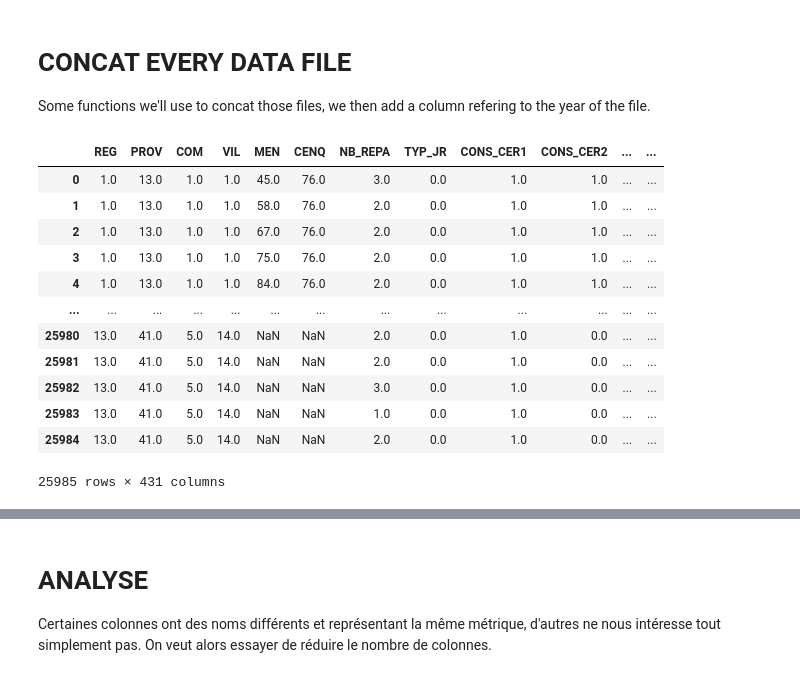
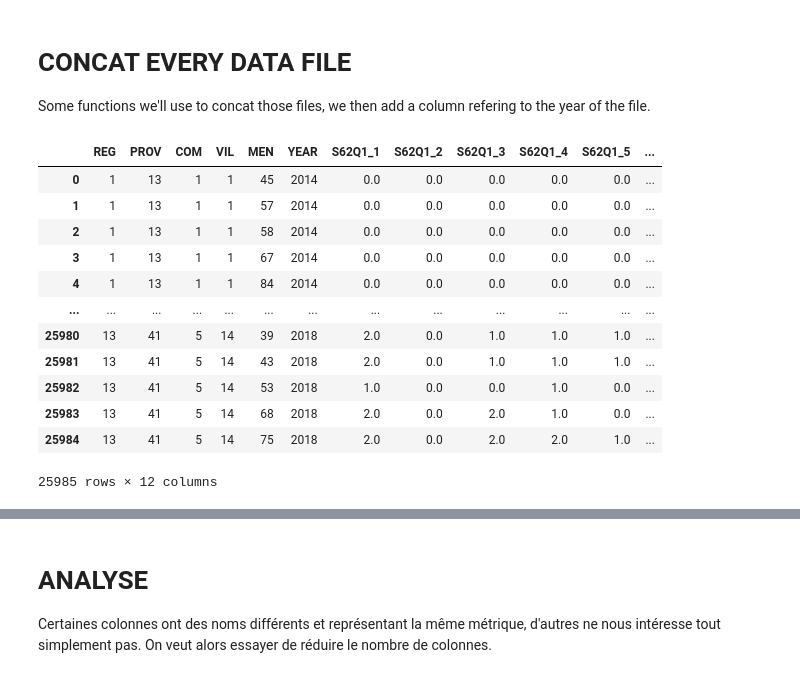
Before and after one commit to moulikatou/Ter_securite_Alimentaire_Miashs, a Jupyter notebook: notebooks/ter.ipynb, the cells around one changed output, grey strips where cells are left out. Cells and saved outputs as stored; diff of their text form; code cells hidden in the pictures.

```diff
--- a/notebooks/ter.ipynb
+++ b/notebooks/ter.ipynb
@@ -131,6 +118,7 @@ for f in new_files:
     annee = int(f.split('_')[1])
     df = pd.read_csv(new_path + f)
     df = df.set_index(df.columns[0])
+    df[col["metadata"]] = df[col["metadata"]].astype(int)
     dfs[annee] = df
 # %%
 '''
@@ -312,22 +286,25 @@ for k in dfs:
 # CONCAT EVERY DATA FILE
 Some functions we'll use to concat those files, we then add a column refering to the year of the file.
 # %%
-raw_data = concat(dfs)
+dfs_list = [dfs[2014], dfs[2015], dfs[2016], dfs[2017], dfs[2018]]
+raw_data = concat(dfs_list)
 
 # SAVES ALL DATA CONCATENED IN A CSV FILE
 raw_data.to_csv(path + 'donnees.csv')
+# raw_data[col["metadata"]] = raw_data[col["metadata"]].astype(int)
+mask = (raw_data[col["data"]])
 raw_data
 # %% [output]
-|  | REG | PROV | COM | VIL | MEN | CENQ | NB_REPA | TYP_JR | CONS_CER1 | CONS_CER2 | ... | ... |
-| 0 | 1.0 | 13.0 | 1.0 | 1.0 | 45.0 | 76.0 | 3.0 | 0.0 | 1.0 | 1.0 | ... | ... |
-| 1 | 1.0 | 13.0 | 1.0 | 1.0 | 58.0 | 76.0 | 2.0 | 0.0 | 1.0 | 1.0 | ... | ... |
-| 2 | 1.0 | 13.0 | 1.0 | 1.0 | 67.0 | 76.0 | 2.0 | 0.0 | 1.0 | 1.0 | ... | ... |
-| 3 | 1.0 | 13.0 | 1.0 | 1.0 | 75.0 | 76.0 | 2.0 | 0.0 | 1.0 | 1.0 | ... | ... |
-| 4 | 1.0 | 13.0 | 1.0 | 1.0 | 84.0 | 76.0 | 2.0 | 0.0 | 1.0 | 1.0 | ... | ... |
+|  | REG | PROV | COM | VIL | MEN | YEAR | S62Q1_1 | S62Q1_2 | S62Q1_3 | S62Q1_4 | S62Q1_5 | ... |
+| 0 | 1 | 13 | 1 | 1 | 45 | 2014 | 0.0 | 0.0 | 0.0 | 0.0 | 0.0 | ... |
+| 1 | 1 | 13 | 1 | 1 | 57 | 2014 | 0.0 | 0.0 | 0.0 | 0.0 | 0.0 | ... |
+| 2 | 1 | 13 | 1 | 1 | 58 | 2014 | 0.0 | 0.0 | 0.0 | 0.0 | 0.0 | ... |
+| 3 | 1 | 13 | 1 | 1 | 67 | 2014 | 0.0 | 0.0 | 0.0 | 0.0 | 0.0 | ... |
+| 4 | 1 | 13 | 1 | 1 | 84 | 2014 | 0.0 | 0.0 | 0.0 | 0.0 | 0.0 | ... |
 | ... | ... | ... | ... | ... | ... | ... | ... | ... | ... | ... | ... | ... |
-| 25980 | 13.0 | 41.0 | 5.0 | 14.0 | NaN | NaN | 2.0 | 0.0 | 1.0 | 0.0 | ... | ... |
-| 25981 | 13.0 | 41.0 | 5.0 | 14.0 | NaN | NaN | 2.0 | 0.0 | 1.0 | 0.0 | ... | ... |
-| 25982 | 13.0 | 41.0 | 5.0 | 14.0 | NaN | NaN | 3.0 | 0.0 | 1.0 | 0.0 | ... | ... |
-| 25983 | 13.0 | 41.0 | 5.0 | 14.0 | NaN | NaN | 1.0 | 0.0 | 1.0 | 0.0 | ... | ... |
-| 25984 | 13.0 | 41.0 | 5.0 | 14.0 | NaN | NaN | 2.0 | 0.0 | 1.0 | 0.0 | ... | ... |
+| 25980 | 13 | 41 | 5 | 14 | 39 | 2018 | 2.0 | 0.0 | 1.0 | 1.0 | 1.0 | ... |
+| 25981 | 13 | 41 | 5 | 14 | 43 | 2018 | 2.0 | 0.0 | 1.0 | 1.0 | 1.0 | ... |
+| 25982 | 13 | 41 | 5 | 14 | 53 | 2018 | 1.0 | 0.0 | 0.0 | 1.0 | 0.0 | ... |
+| 25983 | 13 | 41 | 5 | 14 | 68 | 2018 | 2.0 | 0.0 | 2.0 | 1.0 | 0.0 | ... |
+| 25984 | 13 | 41 | 5 | 14 | 75 | 2018 | 2.0 | 0.0 | 2.0 | 2.0 | 1.0 | ... |
-25985 rows × 431 columns
+25985 rows × 12 columns
```
Also changed, not shown: parts of 15 cells of this notebook.
